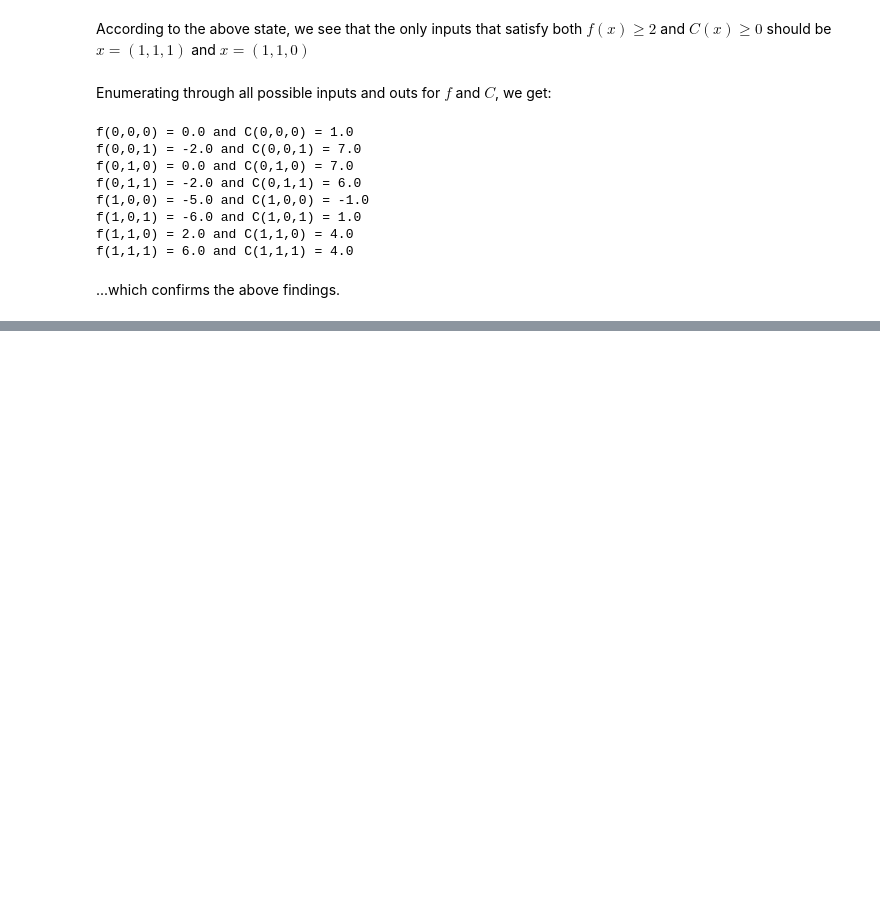
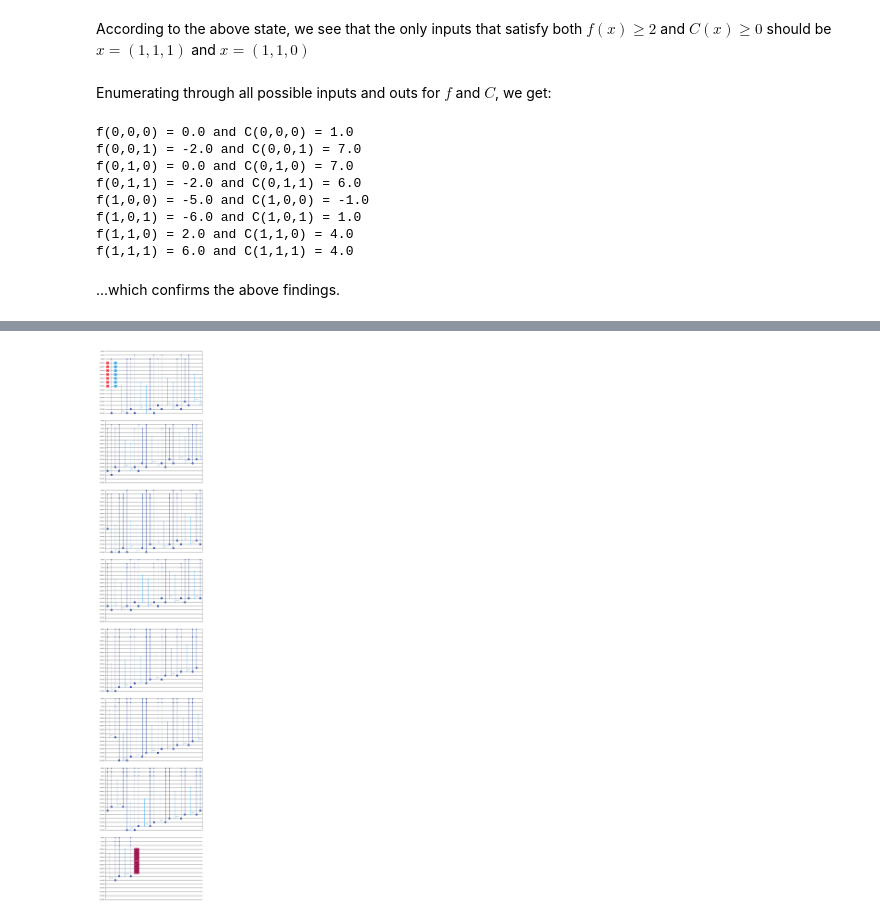
Before and after one commit to elhyc/qproject, a Jupyter notebook: GASpolynomial_miniproject.ipynb, the cells around one changed output, grey strips where cells are left out. Saved outputs shown, nothing was run; the diff lists cells and outputs as text; code cells hidden in the pictures; blank space fills up the shorter version.

```diff
--- a/GASpolynomial_miniproject.ipynb
+++ b/GASpolynomial_miniproject.ipynb
@@ -466,0 +468,5 @@ f(1,1,1) = 6.0 and C(1,1,1) = 4.0
+# %%
+circuitA_ft = circuitA_constructor(f_t,n,m)
+circuitA_ft.draw("mpl", scale=0.5, style="iqx")
+# %% [output]
+[figure, added]
```
Also changed, not shown: parts of 8 cells of this notebook.
